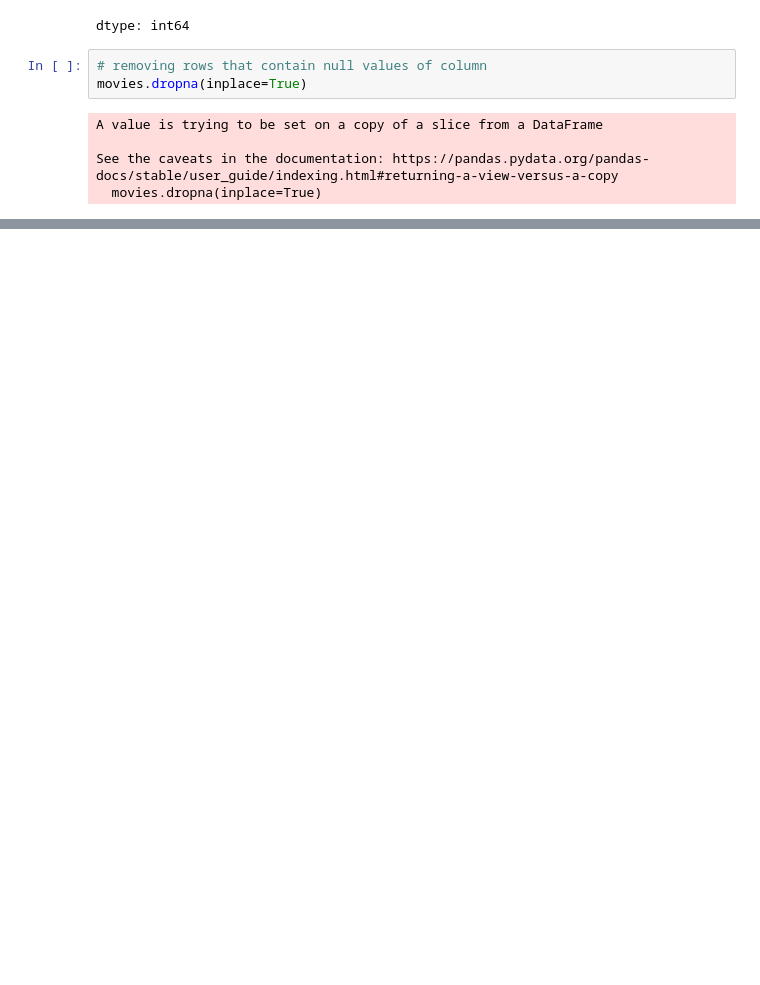
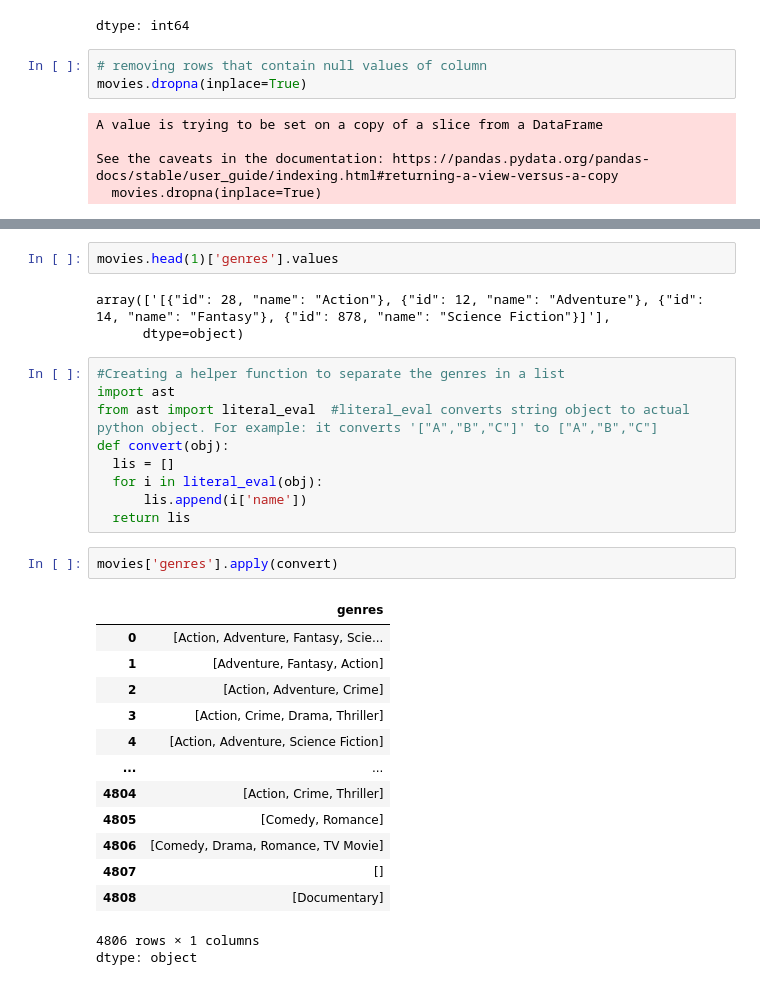
Before and after one commit to nakibahsan299-debug/Movie-Recommendation-System, a Jupyter notebook: Movie_Recommendation.ipynb, the cells around one changed output, grey strips where cells are left out. Drawn from its saved outputs; the diff is of its cells as text; blank space fills up the shorter version.

```diff
--- a/Movie_Recommendation.ipynb
+++ b/Movie_Recommendation.ipynb
@@ -123,0 +138,31 @@ np.int64(36)
+# %%
+movies.head(1)['genres'].values
+# %% [output]
+array(['[{"id": 28, "name": "Action"}, {"id": 12, "name": "Adventure"}, {"id": 14, "name": "Fantasy"}, {"id": 878, "name": "Science Fiction"}]'],
+      dtype=object)
+# %%
+#Creating a helper function to separate the genres in a list
+import ast
+from ast import literal_eval  #literal_eval converts string object to actual python object. For example: it converts '["A","B","C"]' to ["A","B","C"]
+def convert(obj):
+  lis = []
+  for i in literal_eval(obj):
+      lis.append(i['name'])
+  return lis
+# %%
+movies['genres'].apply(convert)
+# %% [output]
+|  | genres |
+| 0 | [Action, Adventure, Fantasy, Scie... |
+| 1 | [Adventure, Fantasy, Action] |
+| 2 | [Action, Adventure, Crime] |
+| 3 | [Action, Crime, Drama, Thriller] |
+| 4 | [Action, Adventure, Science Fiction] |
+| ... | ... |
+| 4804 | [Action, Crime, Thriller] |
+| 4805 | [Comedy, Romance] |
+| 4806 | [Comedy, Drama, Romance, TV Movie] |
+| 4807 | [] |
+| 4808 | [Documentary] |
+4806 rows × 1 columns
+dtype: object
```
Also changed, not shown: parts of 7 cells of this notebook.
